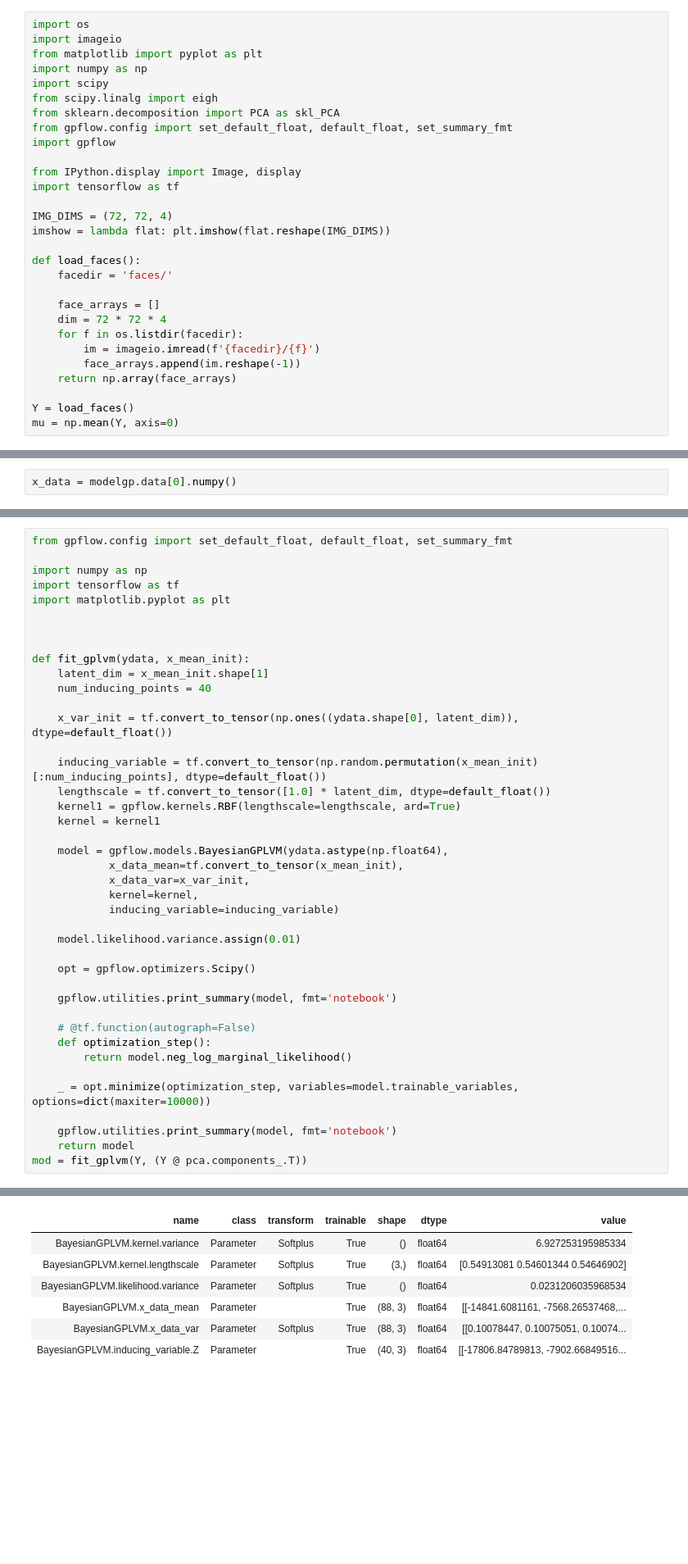
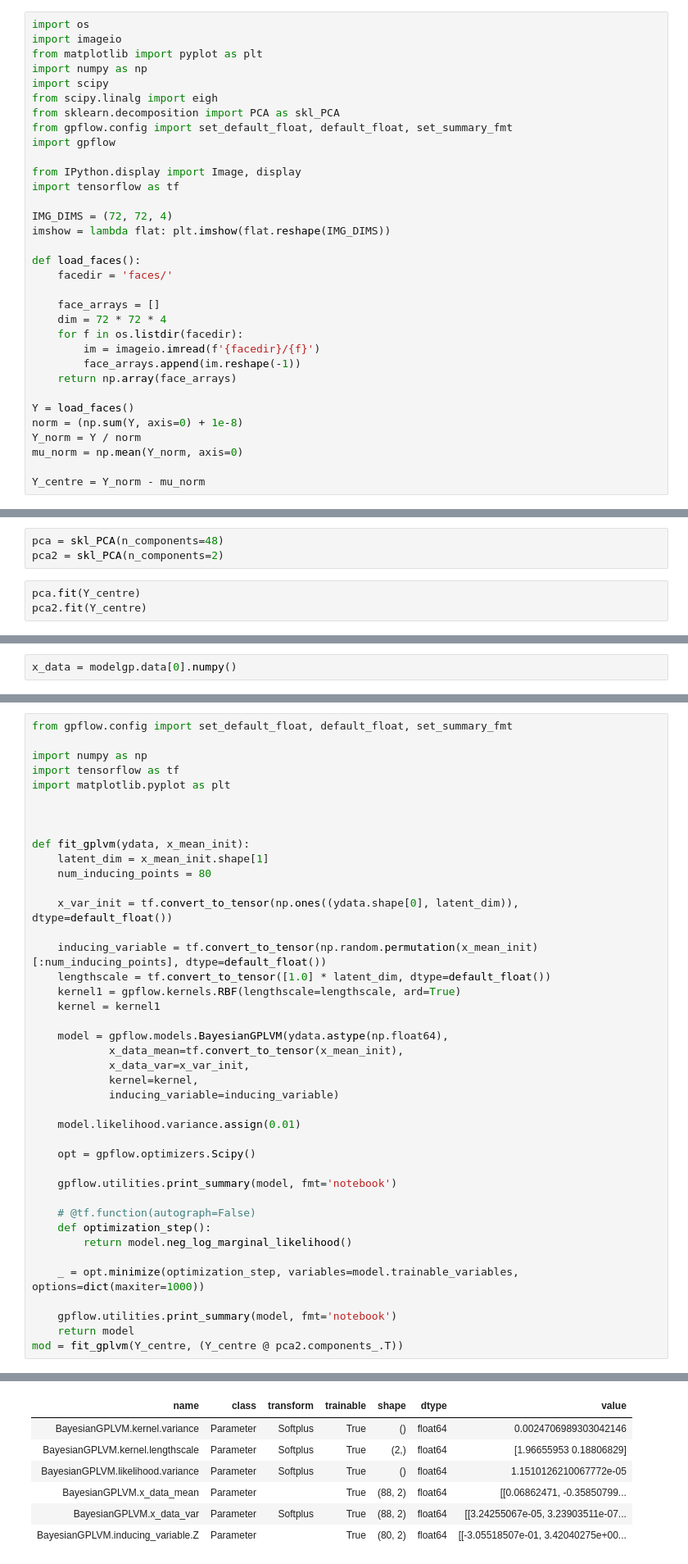
Before and after one commit to condnsdmatters/lvmoji, a Jupyter notebook: Playground.ipynb, the cells around one changed output, grey strips where cells are left out. Shown: that part at 82% size. Drawn from its saved outputs; the diff is of its cells as text; blank space fills up the shorter version.

```diff
--- a/Playground.ipynb
+++ b/Playground.ipynb
@@ -26,4 +26,8 @@ def load_faces():
     return np.array(face_arrays)
 
 Y = load_faces()
-mu = np.mean(Y, axis=0)
+norm = (np.sum(Y, axis=0) + 1e-8)
+Y_norm = Y / norm
+mu_norm = np.mean(Y_norm, axis=0)
+
+Y_centre = Y_norm - mu_norm
@@ -55,0 +34,6 @@ PCA(copy=True, iterated_power='auto', n_components=3, random_state=None,
+# %%
+pca = skl_PCA(n_components=48)
+pca2 = skl_PCA(n_components=2)
+# %%
+pca.fit(Y_centre)
+pca2.fit(Y_centre)
@@ -170,7 +192,7 @@ import matplotlib.pyplot as plt
 
 def fit_gplvm(ydata, x_mean_init):
     latent_dim = x_mean_init.shape[1]
-    num_inducing_points = 40
+    num_inducing_points = 80
 
     x_var_init = tf.convert_to_tensor(np.ones((ydata.shape[0], latent_dim)), dtype=default_float())
 
@@ -195,11 +217,11 @@ def fit_gplvm(ydata, x_mean_init):
     def optimization_step():
         return model.neg_log_marginal_likelihood()
 
-    _ = opt.minimize(optimization_step, variables=model.trainable_variables, options=dict(maxiter=10000))
+    _ = opt.minimize(optimization_step, variables=model.trainable_variables, options=dict(maxiter=1000))
 
     gpflow.utilities.print_summary(model, fmt='notebook')
     return model
-mod = fit_gplvm(Y, (Y @ pca.components_.T))
+mod = fit_gplvm(Y_centre, (Y_centre @ pca2.components_.T))
 # %% [output]
 | name | class | transform | trainable | shape | dtype | value |
 | BayesianGPLVM.kernel.variance | Parameter | Softplus | True | () | float64 | 1.0 |
@@ -211,7 +233,7 @@ mod = fit_gplvm(Y, (Y @ pca.components_.T))
 | name | class | transform | trainable | shape | dtype | value |
-| BayesianGPLVM.kernel.variance | Parameter | Softplus | True | () | float64 | 6.927253195985334 |
-| BayesianGPLVM.kernel.lengthscale | Parameter | Softplus | True | (3,) | float64 | [0.54913081 0.54601344 0.54646902] |
-| BayesianGPLVM.likelihood.variance | Parameter | Softplus | True | () | float64 | 0.0231206035968534 |
-| BayesianGPLVM.x_data_mean | Parameter |  | True | (88, 3) | float64 | [[-14841.6081161, -7568.26537468,... |
-| BayesianGPLVM.x_data_var | Parameter | Softplus | True | (88, 3) | float64 | [[0.10078447, 0.10075051, 0.10074... |
-| BayesianGPLVM.inducing_variable.Z | Parameter |  | True | (40, 3) | float64 | [[-17806.84789813, -7902.66849516... |
+| BayesianGPLVM.kernel.variance | Parameter | Softplus | True | () | float64 | 0.0024706989303042146 |
+| BayesianGPLVM.kernel.lengthscale | Parameter | Softplus | True | (2,) | float64 | [1.96655953 0.18806829] |
+| BayesianGPLVM.likelihood.variance | Parameter | Softplus | True | () | float64 | 1.1510126210067772e-05 |
+| BayesianGPLVM.x_data_mean | Parameter |  | True | (88, 2) | float64 | [[0.06862471, -0.35850799... |
+| BayesianGPLVM.x_data_var | Parameter | Softplus | True | (88, 2) | float64 | [[3.24255067e-05, 3.23903511e-07... |
+| BayesianGPLVM.inducing_variable.Z | Parameter |  | True | (80, 2) | float64 | [[-3.05518507e-01, 3.42040275e+00... |
```
Also changed, not shown: parts of 28 cells of this notebook.
